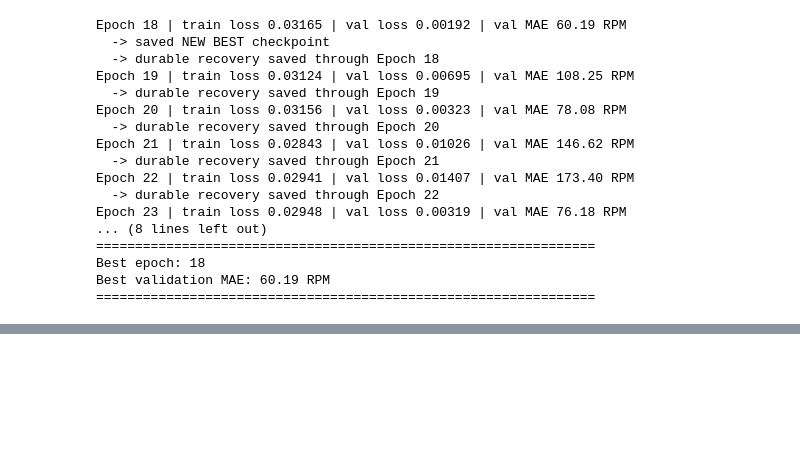
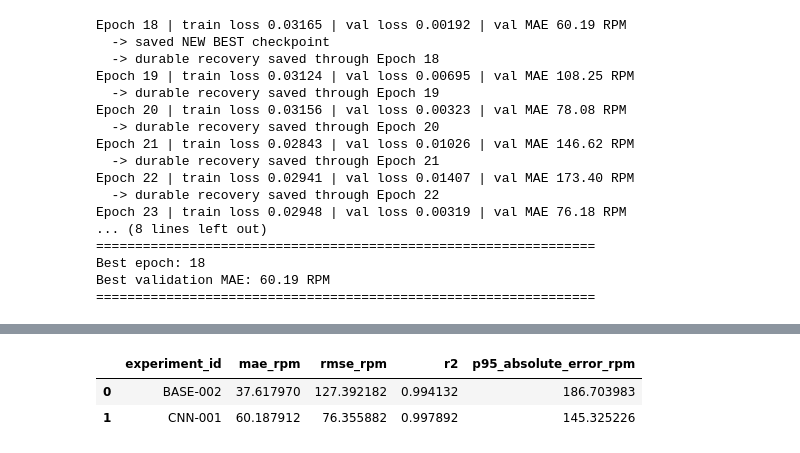
Before and after one commit to vaibhavjiyer87/engine-nvh-deep-learning, a Jupyter notebook: notebooks/08_cnn_rpm_model.ipynb, the cells around one changed output, grey strips where cells are left out. Saved outputs shown, nothing was run; the diff lists cells and outputs as text; code cells hidden in the pictures; blank space fills up the shorter version.

```diff
--- a/notebooks/08_cnn_rpm_model.ipynb
+++ b/notebooks/08_cnn_rpm_model.ipynb
@@ -8855,0 +9033,84 @@ Best validation MAE: 60.19 RPM
+# %%
+# Step 11.2 — Create the validation comparison
+
+CNN_TABLE_DIR = (
+    TABLE_DIR
+    / "cnn_rpm"
+)
+
+CNN_TABLE_DIR.mkdir(
+    parents=True,
+    exist_ok=True,
+)
+
+
+cnn_validation_comparison = pd.DataFrame(
+    [
+        {
+            "experiment_id":
+                "BASE-002",
+
+            "mae_rpm":
+                float(
+                    base002[
+                        "validation_mae_rpm"
+                    ]
+                ),
+
+            "rmse_rpm":
+                float(
+                    base002[
+                        "validation_rmse_rpm"
+                    ]
+                ),
+
+            "r2":
+                float(
+                    base002[
+                        "validation_r2"
+                    ]
+                ),
+
+            "p95_absolute_error_rpm":
+                float(
+                    base002[
+                        "validation_p95_error_rpm"
+                    ]
+                ),
+        },
+
+        {
+            "experiment_id":
+                "CNN-001",
+
+            **cnn_validation_metrics,
+        },
+    ]
+)
+
+
+display(
+    cnn_validation_comparison
+)
+
+
+CNN_VALIDATION_COMPARISON_PATH = (
+    CNN_TABLE_DIR
+    / "cnn001_validation_comparison_v001.csv"
+)
+
+
+cnn_validation_comparison.to_csv(
+    CNN_VALIDATION_COMPARISON_PATH,
+    index=False,
+)
+
+
+print(
+    f"Saved:\n"
+    f"{CNN_VALIDATION_COMPARISON_PATH}"
+)
+# %% [output]
+|  | experiment_id | mae_rpm | rmse_rpm | r2 | p95_absolute_error_rpm |
+| 0 | BASE-002 | 37.617970 | 127.392182 | 0.994132 | 186.703983 |
+| 1 | CNN-001 | 60.187912 | 76.355882 | 0.997892 | 145.325226 |
```
Also changed, not shown: parts of 12 cells of this notebook.
